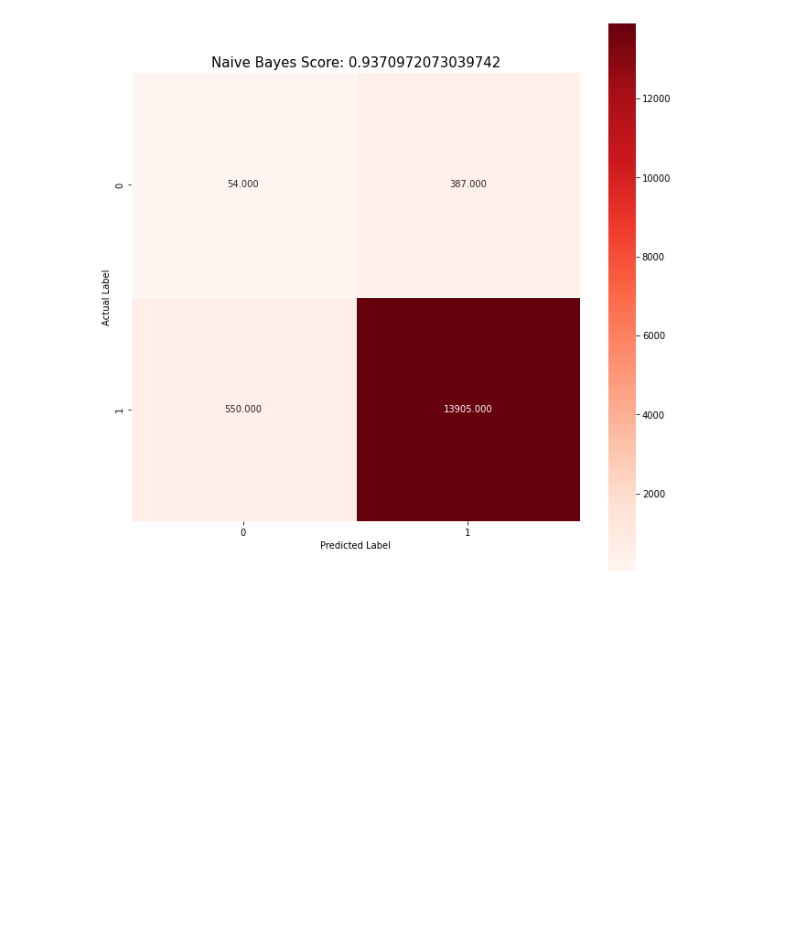
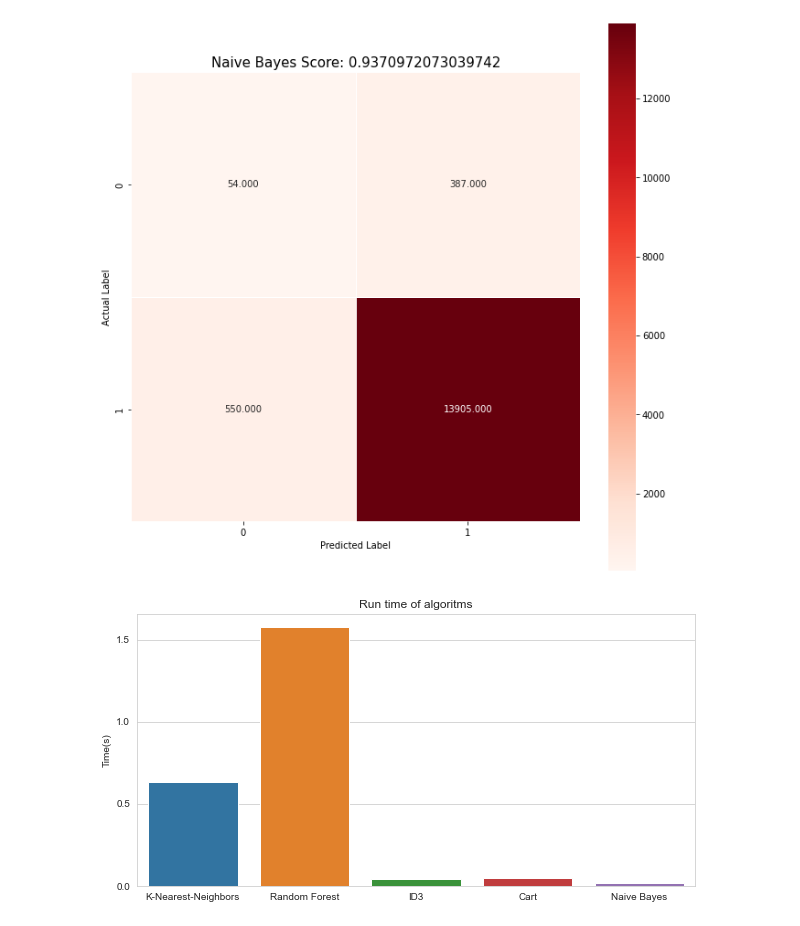
Before and after one commit to c1kk/DSS_Termination, a Jupyter notebook: DSS_Project.ipynb, the cells around one changed output. Drawn from its saved outputs; the diff is of its cells as text; code cells hidden in the pictures; blank space fills up the shorter version.

```diff
--- a/DSS_Project.ipynb
+++ b/DSS_Project.ipynb
@@ -691,3 +691,14 @@ plt.title(title,size=15)
 plt.show()
 # %% [output]
 [figure]
+# %%
+colors = ['blue', 'green', 'red', 'bwr', 'purple']
+sns.set_style('whitegrid')
+plt.figure(figsize=(10,5))
+plt.yticks(np.arange(0,6,0.5))
+plt.ylabel('Time(s)')
+plt.title('Run time of algoritms')
+sns.barplot(x=list(['K-Nearest-Neighbors','Random Forest','ID3','Cart','Naive Bayes']), y= list([times_knn, times_rf, times_tree_id3, times_tree_cart, times_nv]))
+plt.show()
+# %% [output]
+[figure, added]
```
Also changed, not shown: parts of 10 cells of this notebook, 1 other file.
